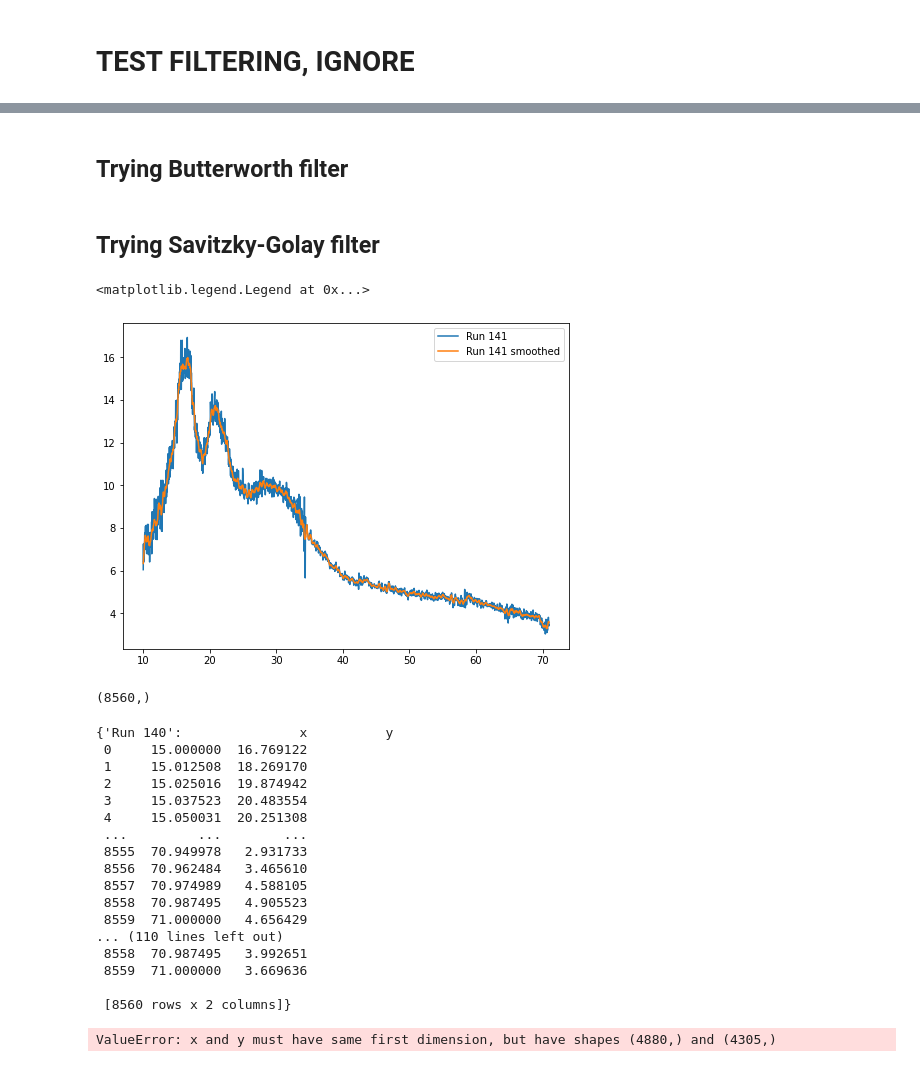
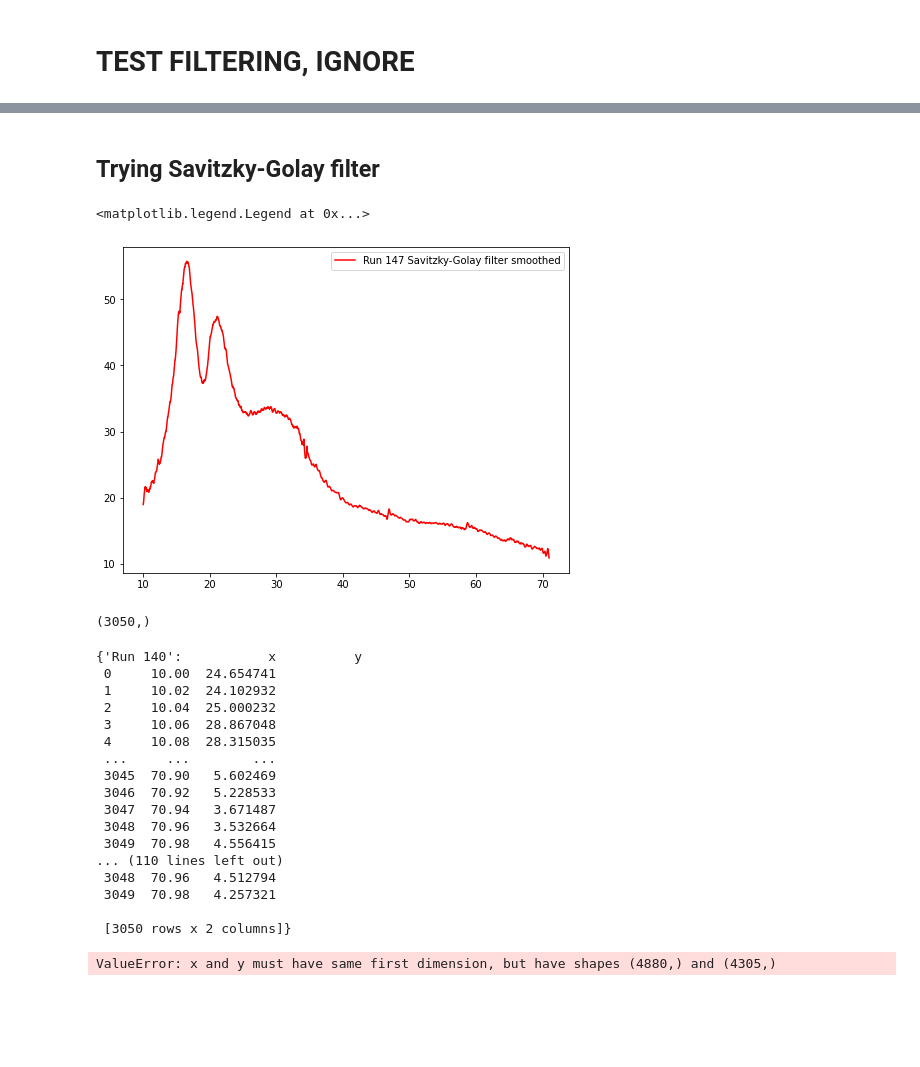
Before and after one commit to meeramadhavi/MEC_XRD_VISAR, a Jupyter notebook: Azimuthal_integration_Meera.ipynb, the cells around one changed output, grey strips where cells are left out. Saved outputs shown, nothing was run; the diff lists cells and outputs as text; code cells hidden in the pictures; blank space fills up the shorter version.

```diff
--- a/Azimuthal_integration_Meera.ipynb
+++ b/Azimuthal_integration_Meera.ipynb
@@ -1422,7 +1423,7 @@ density: 50.01592613242201
 # %%
 # plotting intergrated results for any Run and all quads
 
-i = 0
+i = 3
 for j in Quads:
     if j == 0:
         x = Resample_results['Run ' + str(Runs[i])]['Quad' + str(j)][0]
@@ -1760,17 +1784,15 @@ array([6.05264496, 6.20536409, 6.35596649, ..., 3.5262078 , 3.51242903,
-# %% [markdown]
-## Trying Butterworth filter
 # %% [markdown]
 ## Trying Savitzky-Golay filter
 # %%
-i = 1
-plt.plot(averaged_quad_stitch['Run ' + str(Runs[i])]['x'], averaged_quad_stitch['Run ' + str(Runs[i])]['y'], label = 'Run ' + str(Runs[i]))
+i = 3
+#plt.plot(averaged_quad_stitch['Run ' + str(Runs[i])]['x'], averaged_quad_stitch['Run ' + str(Runs[i])]['y'], color = 'g', label = 'Run ' + str(Runs[i]))
 reduced_noise = savgol_filter(averaged_quad_stitch['Run ' + str(Runs[i])]['y'].values, 25, 2, mode='nearest') #‘mirror’, ‘constant’, ‘nearest’, ‘wrap’ or ‘interp’.
-plt.plot(averaged_quad_stitch['Run ' + str(Runs[i])]['x'], reduced_noise,label = 'Run ' + str(Runs[i]) + ' smoothed')
+plt.plot(averaged_quad_stitch['Run ' + str(Runs[i])]['x'], reduced_noise, color = 'r',label = 'Run ' + str(Runs[i]) + ' Savitzky-Golay filter smoothed')
 plt.legend()
 # %% [output]
 <matplotlib.legend.Legend at 0x...>
-[figure, old version]
+[figure, new version]
 # %%
 averaged_quad_stitch['Run ' + str(Runs[i])]['y'].values.shape
 # %% [output]
-(8560,)
+(3050,)
@@ -1779,23 +1799,23 @@ reduced_noise = nr.reduce_noise(y=data, sr=rate)
 # %%
 averaged_quad_stitch
 # %% [output]
-{'Run 140':               x          y
- 0     15.000000  16.769122
- 1     15.012508  18.269170
- 2     15.025016  19.874942
- 3     15.037523  20.483554
- 4     15.050031  20.251308
- ...         ...        ...
- 8555  70.949978   2.931733
- 8556  70.962484   3.465610
- 8557  70.974989   4.588105
- 8558  70.987495   4.905523
- 8559  71.000000   4.656429
+{'Run 140':           x          y
+ 0     10.00  24.654741
+ 1     10.02  24.102932
+ 2     10.04  25.000232
+ 3     10.06  28.867048
+ 4     10.08  28.315035
+ ...     ...        ...
+ 3045  70.90   5.602469
+ 3046  70.92   5.228533
+ 3047  70.94   3.671487
+ 3048  70.96   3.532664
+ 3049  70.98   4.556415
 ... (110 lines left out)
- 8558  70.987495   3.992651
- 8559  71.000000   3.669636
+ 3048  70.96   4.512794
+ 3049  70.98   4.257321
 
- [8560 rows x 2 columns]}
+ [3050 rows x 2 columns]}
 # %%
 averaged_quad_stitch = dict.fromkeys(Int_keys)
 for i, _ in enumerate(Runs):
```
Also changed, not shown: parts of 10 cells of this notebook.
